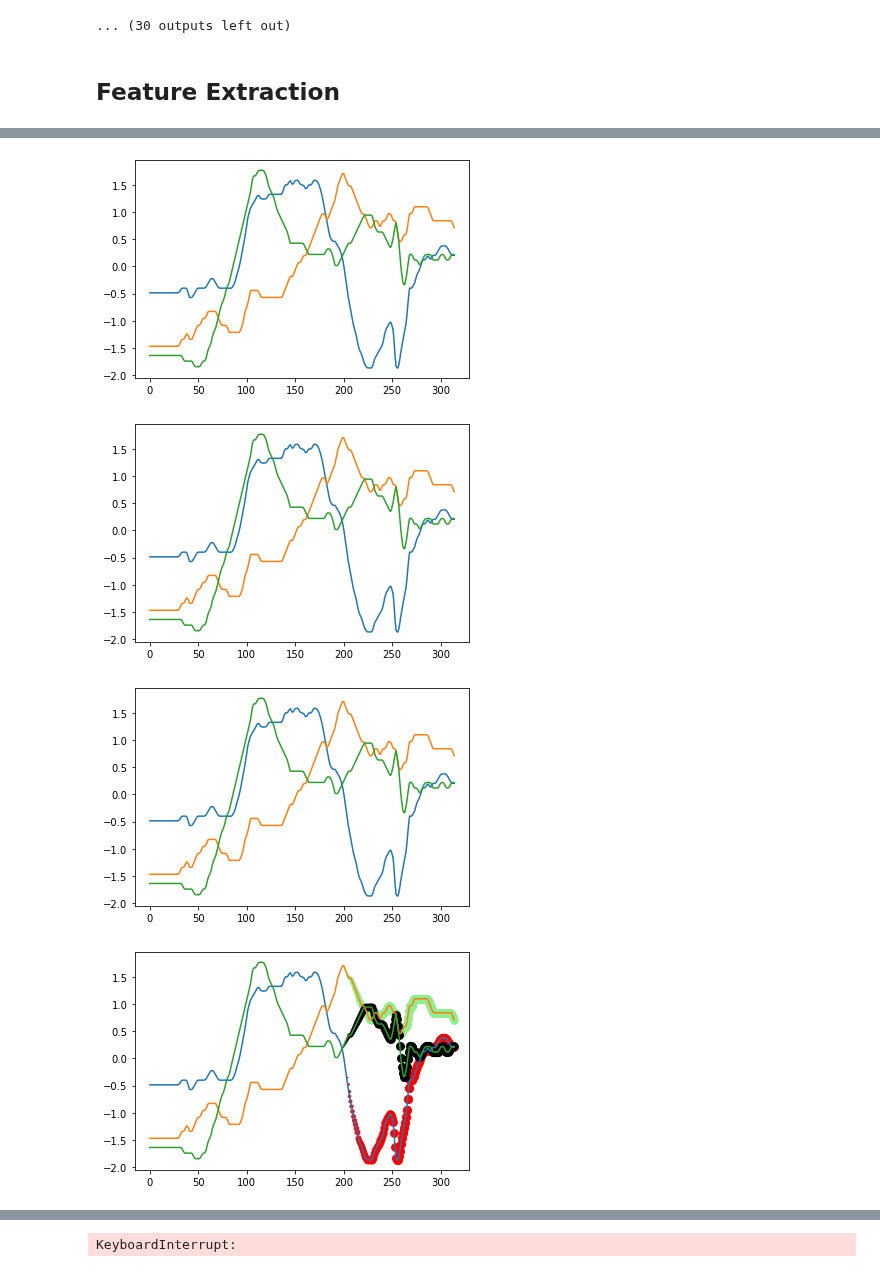
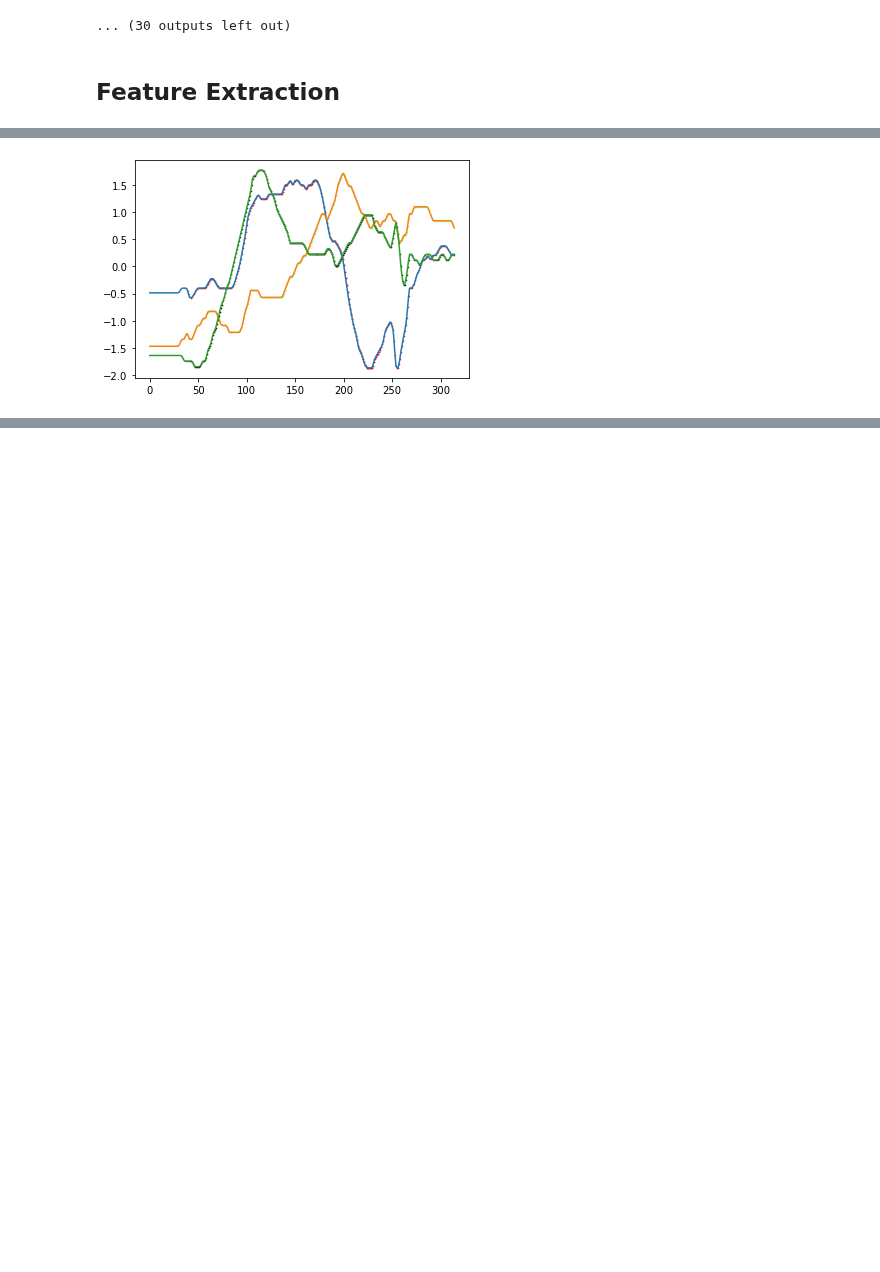
Before and after one commit to duyanhpham-brs/XAI-Multivariate-Time-Series, a Jupyter notebook: XAI_models_evaluation.ipynb, the cells around one changed output, grey strips where cells are left out. Cells and saved outputs as stored; diff of their text form; code cells hidden in the pictures; blank space fills up the shorter version.

```diff
--- a/XAI_models_evaluation.ipynb
+++ b/XAI_models_evaluation.ipynb
@@ -209,8 +203,4 @@ mask = feature_maps.show(X_test[0], None)
 # %%
-for i in list(mask.keys()):
-    map_activation_to_input(X_test[0], mask[i], 1e3)
+map_activation_to_input(X_test[0], mask, 1e3)
 # %% [output]
-[figure, old version]
+[figure, new version]
-[figure, removed]
-[figure, removed]
-[figure, removed]
@@ -219,3 +207,2 @@ for i in list(mask.keys()):
-KeyboardInterrupt:
 # %%
 feature_maps = CAMFeatureMaps(GradCAMPlusPlus)
```
Also changed, not shown: parts of 7 cells of this notebook, 1 other file.
